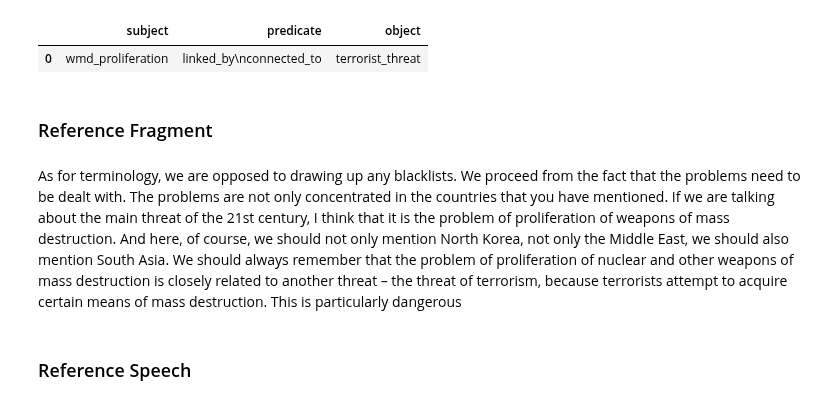
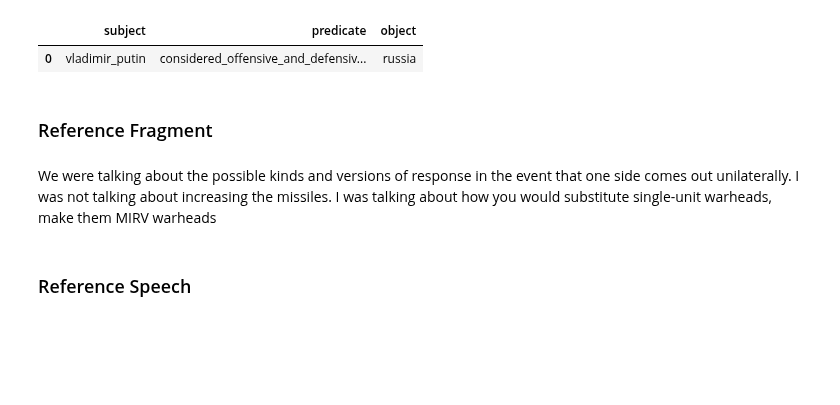
Before and after one commit to grzegorzZ1/masters_2025_nlp, a Jupyter notebook: app/database_utils/kg/4_kg_analysis.ipynb, the cells around one changed output. Cells and saved outputs as stored; diff of their text form; code cells hidden in the pictures; blank space fills up the shorter version.

```diff
--- a/app/database_utils/kg/4_kg_analysis.ipynb
+++ b/app/database_utils/kg/4_kg_analysis.ipynb
@@ -49,0 +156,16 @@ WHERE {{
+# %%
+def score_df_cutoff(df, top_k=10):
+    df = df.iloc[:top_k, :].sort_values(by="score", ascending=False)
+
+    sorted_scores = df["score"].values
+    if len(sorted_scores) < 2:
+        return df
+    gaps = sorted_scores[:-1] - sorted_scores[1:]
+    cutoff_1 = np.argmax(gaps) + 1
+    cutoff_2 = knee_cutoff(sorted_scores)
+
+    if cutoff_2 == 0:
+        cutoff = cutoff_1
+    else:
+        cutoff = cutoff_2
+    return df.iloc[:cutoff, :]
@@ -115,8 +401,21 @@ Facts:
 Your task is to answer the research question based on the provided facts."
 """
 # %%
-sim_word = "threat"
+QUESTION = """
+When do numerous references to the Russian world (russkiy mir) begin to appear?
+"""
 
-similars = find_similar(sim_word, "entity", score_threshold=0.4)
-similars
+START_DATE = "1999-01-01"
+END_DATE = "2024-12-31"
+
+PROMPT, final_triplets= get_prompt(
+    graph=g,
+    question=QUESTION,
+    score_threshold=0.5,
+    start_date=START_DATE,
+    end_date=END_DATE
+)
+print(f"Used main facts: {len(final_triplets[final_triplets['information_type'] == 'main'])}")
+print(f"Used additional facts: {len(final_triplets[final_triplets['information_type'] == 'additional'])}")
+PROMPT
 # %% [output]
@@ -208,16 +431,16 @@ Vladimir Putin frames **"threats"** as a strategic tool to mobilize society thro
 # %%
-REFERENCE_NUM = 6
+REFERENCE_NUM = 13
 
-display(triplets_resp[triplets_resp["index"] == REFERENCE_NUM][["subject", "predicate", "object"]].reset_index(drop=True))
+display(final_triplets[final_triplets["index"] == REFERENCE_NUM][["subject", "predicate", "object"]].reset_index(drop=True))
 
 display(Markdown("### Reference Fragment"))
-display(Markdown(get_fragment(triplets_resp, REFERENCE_NUM)))
+display(Markdown(get_fragment(final_triplets, REFERENCE_NUM)))
 
 display(Markdown("### Reference Speech"))
-display(Markdown(get_speech(triplets_resp, REFERENCE_NUM)))
+display(Markdown(get_speech(final_triplets, REFERENCE_NUM)))
 # %% [output]
 |  | subject | predicate | object |
-| 0 | wmd_proliferation | linked_by\nconnected_to | terrorist_threat |
+| 0 | vladimir_putin | considered_offensive_and_defensiv... | russia |
 ### Reference Fragment
- As for terminology, we are opposed to drawing up any blacklists. We proceed from the fact that the problems need to be dealt with. The problems are not only concentrated in the countries that you have mentioned. If we are talking about the main threat of the 21st century, I think that it is the problem of proliferation of weapons of mass destruction. And here, of course, we should not only mention North Korea, not only the Middle East, we should also mention South Asia. We should always remember that the problem of proliferation of nuclear and other weapons of mass destruction is closely related to another threat – the threat of terrorism, because terrorists attempt to acquire certain means of mass destruction. This is particularly dangerous
+ We were talking about the possible kinds and versions of response in the event that one side comes out unilaterally. I was not talking about increasing the missiles. I was talking about how you would substitute single-unit warheads, make them MIRV warheads
 ### Reference Speech
```
Also changed, not shown: parts of 17 cells of this notebook, 6 other files.
